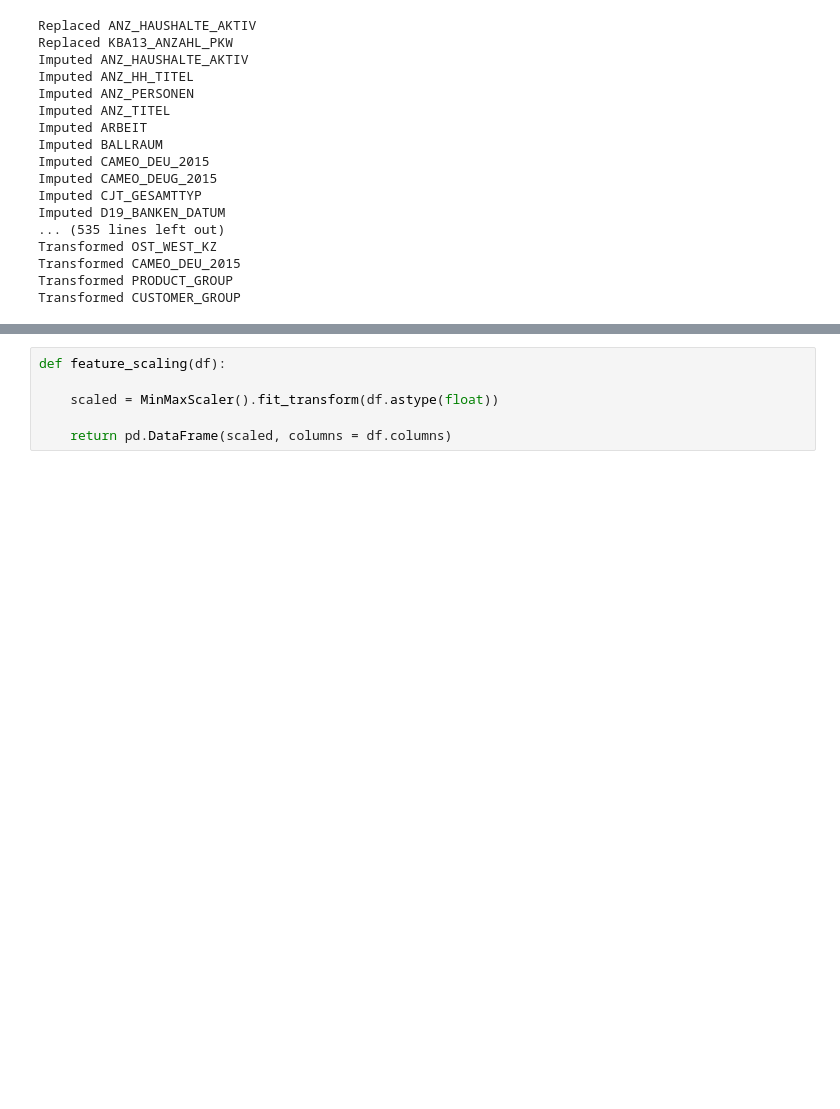
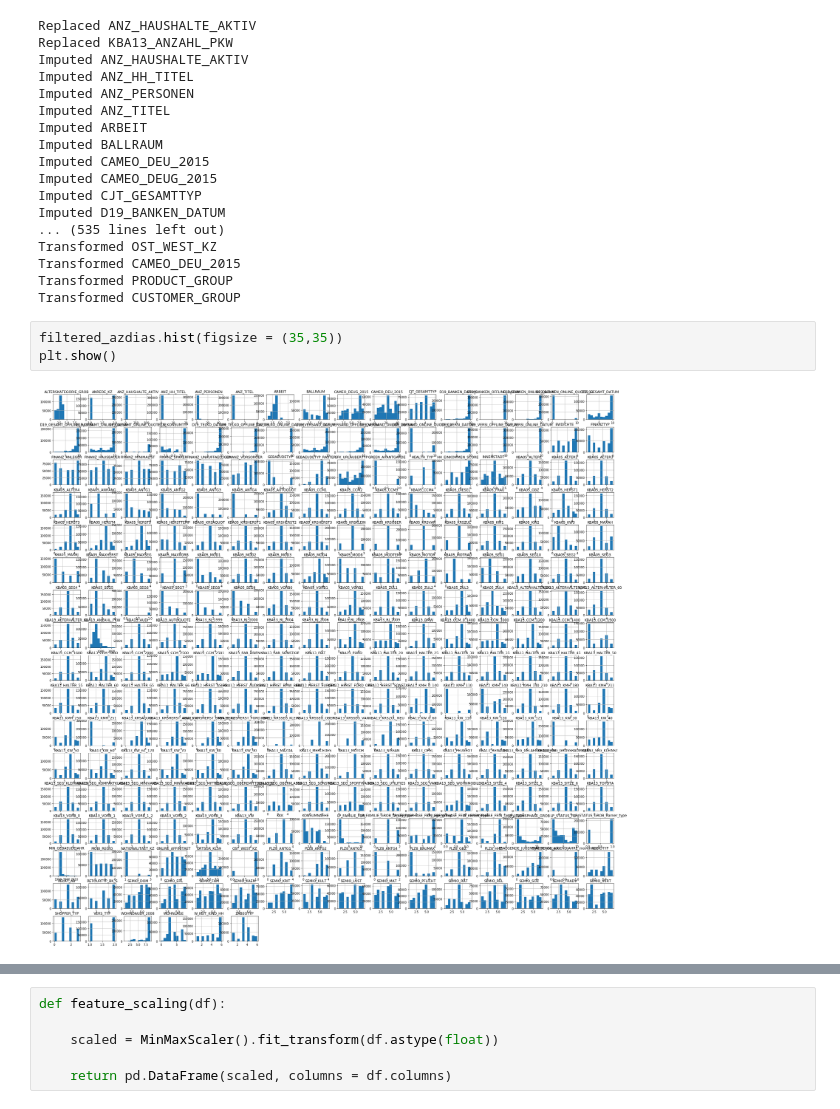
Before and after one commit to yukan97/Bertelsmann-Arvato-Capstone-Project, a Jupyter notebook: Arvato Project Workbook.ipynb, the cells around one changed output, grey strips where cells are left out. Saved outputs shown, nothing was run; the diff lists cells and outputs as text; blank space fills up the shorter version.

```diff
--- a/Arvato Project Workbook.ipynb
+++ b/Arvato Project Workbook.ipynb
@@ -816,3 +816,8 @@ Transformed OST_WEST_KZ
 Transformed CAMEO_DEU_2015
 Transformed PRODUCT_GROUP
 Transformed CUSTOMER_GROUP
+# %%
+filtered_azdias.hist(figsize = (35,35))
+plt.show()
+# %% [output]
+[figure, added]
```
Also changed, not shown: parts of 40 cells of this notebook, 2 other files.
